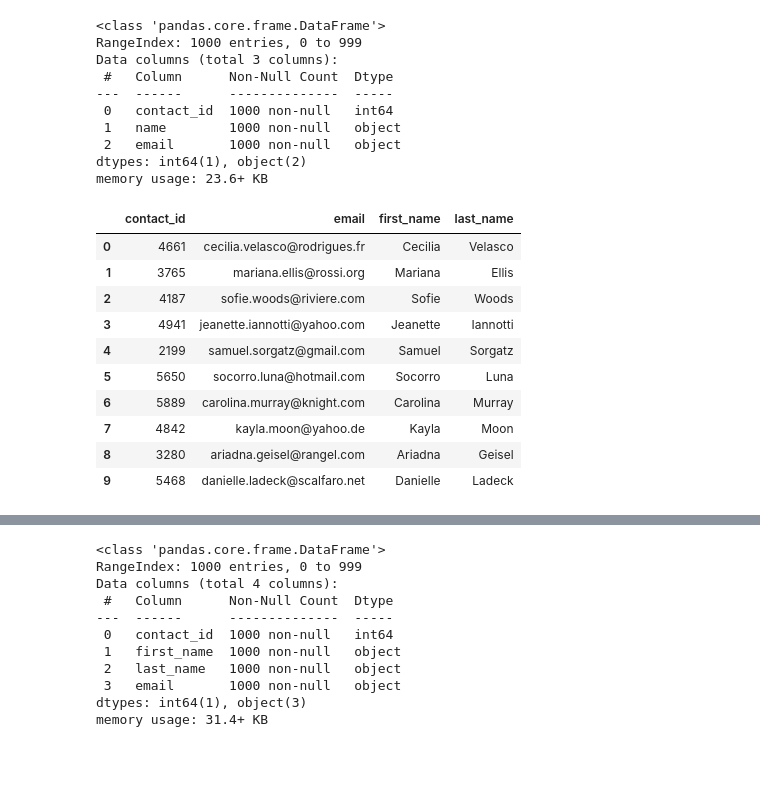
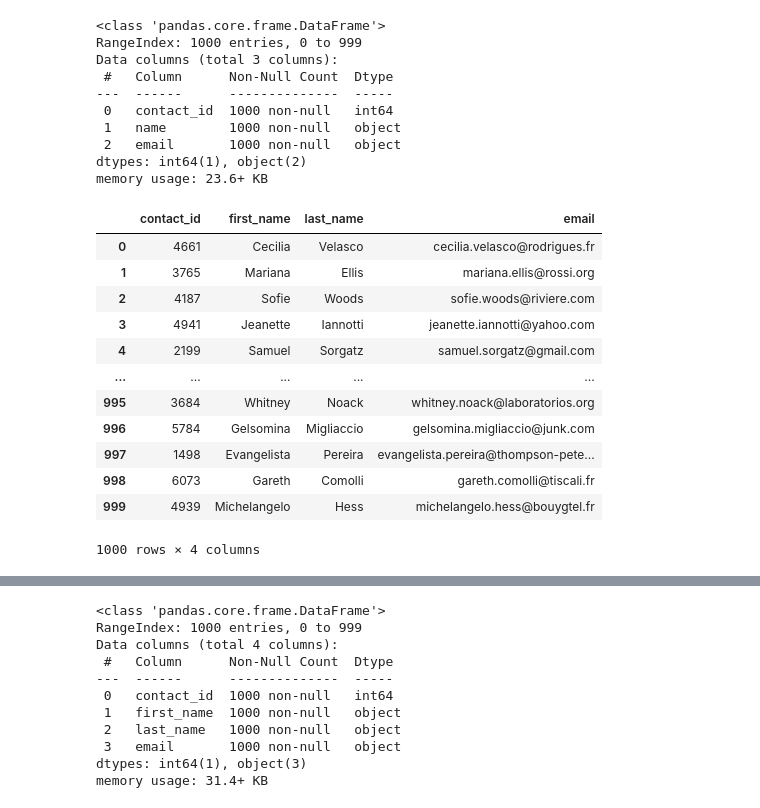
Before and after one commit to jackieoc/Crowdfunding_ETL, a Jupyter notebook: Starter_Files/ETL_Mini_Project_Andrew.ipynb, the cells around one changed output, grey strips where cells are left out. Cells and saved outputs as stored; diff of their text form; code cells hidden in the pictures; blank space fills up the shorter version.

```diff
--- a/Starter_Files/ETL_Mini_Project_Andrew.ipynb
+++ b/Starter_Files/ETL_Mini_Project_Andrew.ipynb
@@ -298,8 +299,15 @@ Then export the DataFrame as a `contacts.csv` CSV file.
 # %%
 # Iterate through the contact_info_df and convert each row to a dictionary.
+# ast library and literal_eval() function were suggested by cjor (https://stackoverflow.com/users/3926440/cjor).
+# suggestion found at https://stackoverflow.com/questions/47663809/python-convert-string-to-dict.
 import json
+import ast
+
 dict_values = []
 
+for row in contact_info_df['   '][1:]:
+    row_dict = ast.literal_eval(row)
+    dict_values.append(row_dict)
 
 # Print out the list of values for each row.
 print(dict_values)
@@ -308,6 +316,8 @@ print(dict_values)
 # %%
 # Create a contact_info DataFrame and add each list of values, i.e., each row
 # to the 'contact_id', 'name', 'email' columns.
+contact_info = pd.DataFrame(dict_values)
+contact_info.head()
 # %% [output]
 |  | contact_id | name | email |
 | 0 | 4661 | Cecilia Velasco | cecilia.velasco@rodrigues.fr |
@@ -330,18 +341,22 @@ dtypes: int64(1), object(2)
 memory usage: 23.6+ KB
 # %%
 # Create a "first"name" and "last_name" column with the first and last names from the "name" column.
+contact_info[['first_name','last_name']] = contact_info['name'].str.split(' ', 1, expand=True)
 
-
-# Drop the contact_name column
+# Drop the contact_name column and reorder the columns
+contacts_df_clean = contact_info[['contact_id', 'first_name','last_name', 'email']]
+contacts_df_clean
 # %% [output]
-|  | contact_id | email | first_name | last_name |
-| 0 | 4661 | cecilia.velasco@rodrigues.fr | Cecilia | Velasco |
-| 1 | 3765 | mariana.ellis@rossi.org | Mariana | Ellis |
-| 2 | 4187 | sofie.woods@riviere.com | Sofie | Woods |
-| 3 | 4941 | jeanette.iannotti@yahoo.com | Jeanette | Iannotti |
-| 4 | 2199 | samuel.sorgatz@gmail.com | Samuel | Sorgatz |
-| 5 | 5650 | socorro.luna@hotmail.com | Socorro | Luna |
-| 6 | 5889 | carolina.murray@knight.com | Carolina | Murray |
-| 7 | 4842 | kayla.moon@yahoo.de | Kayla | Moon |
-| 8 | 3280 | ariadna.geisel@rangel.com | Ariadna | Geisel |
-| 9 | 5468 | danielle.ladeck@scalfaro.net | Danielle | Ladeck |
+|  | contact_id | first_name | last_name | email |
+| 0 | 4661 | Cecilia | Velasco | cecilia.velasco@rodrigues.fr |
+| 1 | 3765 | Mariana | Ellis | mariana.ellis@rossi.org |
+| 2 | 4187 | Sofie | Woods | sofie.woods@riviere.com |
+| 3 | 4941 | Jeanette | Iannotti | jeanette.iannotti@yahoo.com |
+| 4 | 2199 | Samuel | Sorgatz | samuel.sorgatz@gmail.com |
+| ... | ... | ... | ... | ... |
+| 995 | 3684 | Whitney | Noack | whitney.noack@laboratorios.org |
+| 996 | 5784 | Gelsomina | Migliaccio | gelsomina.migliaccio@junk.com |
+| 997 | 1498 | Evangelista | Pereira | evangelista.pereira@thompson-pete... |
+| 998 | 6073 | Gareth | Comolli | gareth.comolli@tiscali.fr |
+| 999 | 4939 | Michelangelo | Hess | michelangelo.hess@bouygtel.fr |
+1000 rows × 4 columns
```
Also changed, not shown: parts of 28 cells of this notebook, 3 other files.
